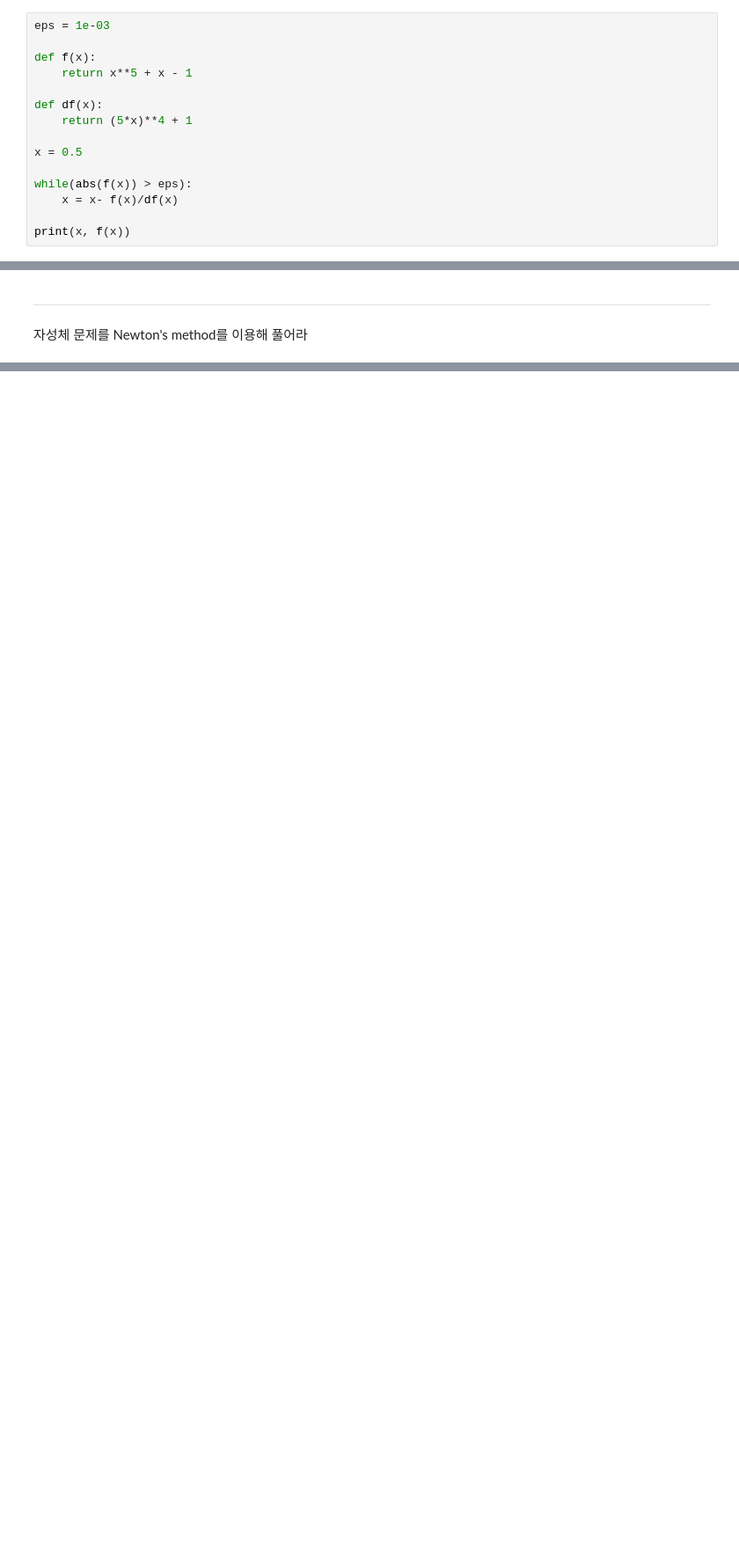
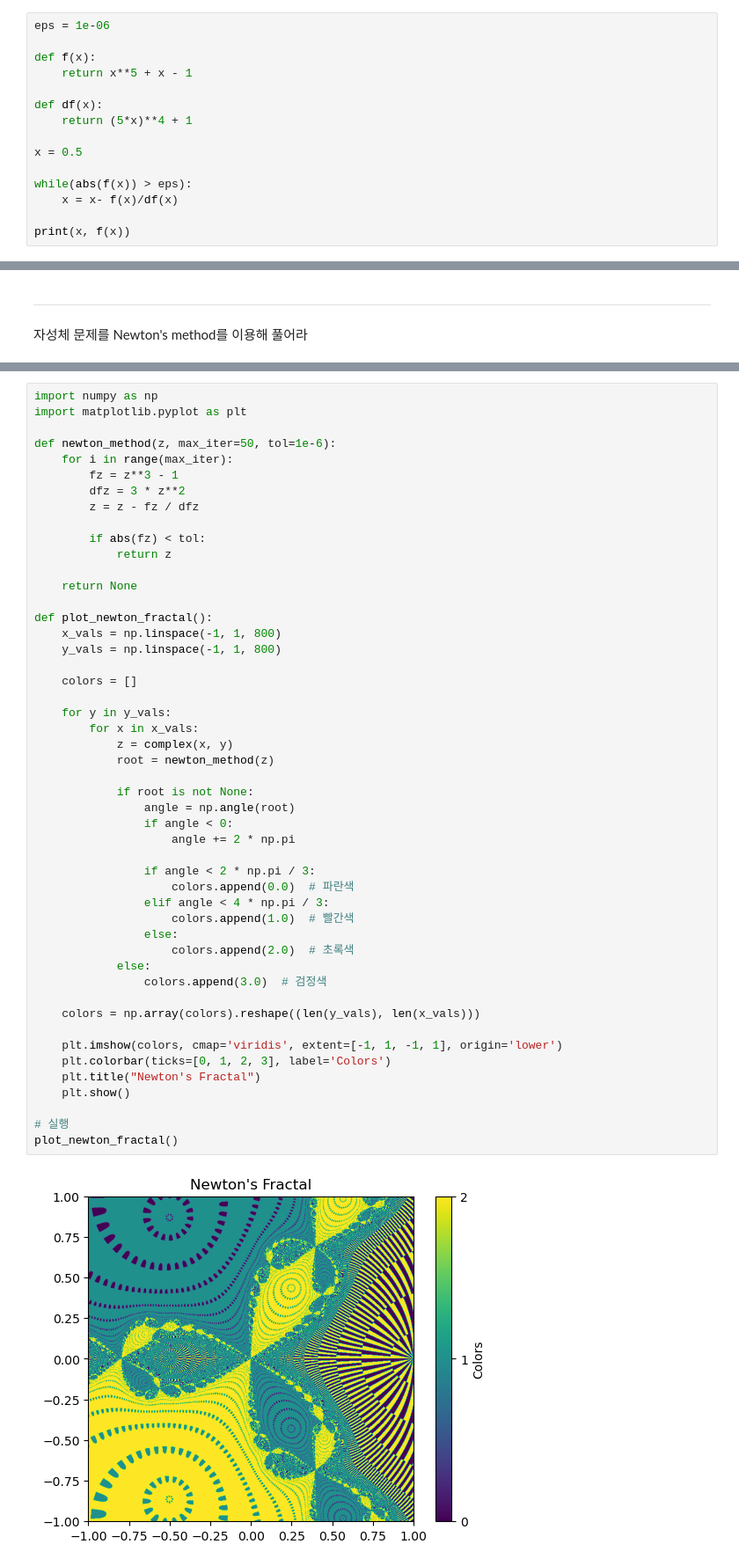
Before and after one commit to Soonseok/computational_physics_latest, a Jupyter notebook: 3_find_solution_2_Newton.ipynb, the cells around one changed output, grey strips where cells are left out. Shown at 88% size. Cells and saved outputs as stored; diff of their text form; blank space fills up the shorter version.

```diff
--- a/3_find_solution_2_Newton.ipynb
+++ b/3_find_solution_2_Newton.ipynb
@@ -83,7 +83,7 @@ Bisection method와 Newton's method 모두 반복법(iterative method)을 사용
 ---
 이분법을 이용해 x^5+x = 1의 해를 구해본다.
 # %%
-eps = 1e-03
+eps = 1e-06
 
 def f(x):
     return x**5 + x - 1
@@ -115,0 +197,51 @@ def newton_methos(initial_guess, tol=1e-6, max_iter=100):
+# %%
+import numpy as np
+import matplotlib.pyplot as plt
+
+def newton_method(z, max_iter=50, tol=1e-6):
+    for i in range(max_iter):
+        fz = z**3 - 1
+        dfz = 3 * z**2
+        z = z - fz / dfz
+
+        if abs(fz) < tol:
+            return z
+
+    return None
+
+def plot_newton_fractal():
+    x_vals = np.linspace(-1, 1, 800)
+    y_vals = np.linspace(-1, 1, 800)
+
+    colors = []
+
+    for y in y_vals:
+        for x in x_vals:
+            z = complex(x, y)
+            root = newton_method(z)
+
+            if root is not None:
+                angle = np.angle(root)
+                if angle < 0:
+                    angle += 2 * np.pi
+
+                if angle < 2 * np.pi / 3:
+                    colors.append(0.0)  # 파란색
+                elif angle < 4 * np.pi / 3:
+                    colors.append(1.0)  # 빨간색
+                else:
+                    colors.append(2.0)  # 초록색
+            else:
+                colors.append(3.0)  # 검정색
+
+    colors = np.array(colors).reshape((len(y_vals), len(x_vals)))
+
+    plt.imshow(colors, cmap='viridis', extent=[-1, 1, -1, 1], origin='lower')
+    plt.colorbar(ticks=[0, 1, 2, 3], label='Colors')
+    plt.title("Newton's Fractal")
+    plt.show()
+
+# 실행
+plot_newton_fractal()
+# %% [output]
+[figure, added]
```
Also changed, not shown: parts of 6 cells of this notebook.
